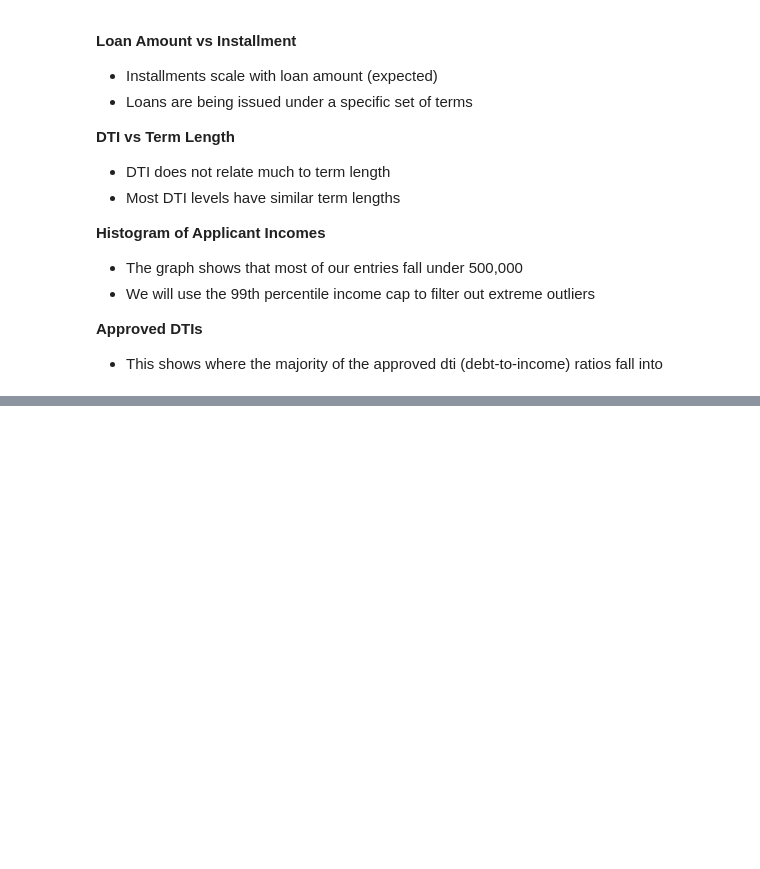
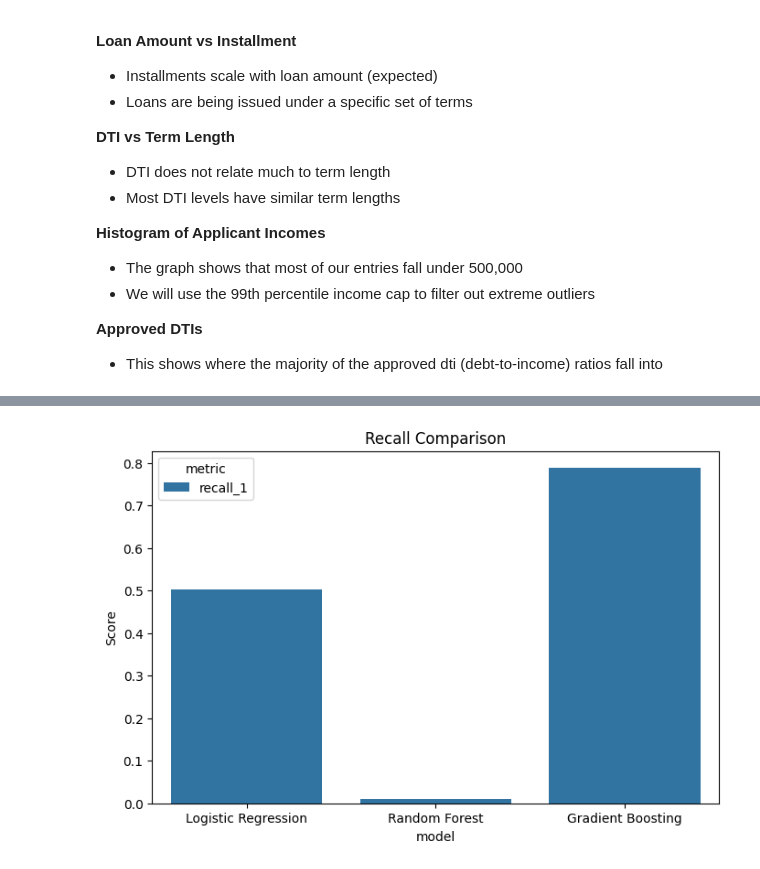
Before and after one commit to novoni01/credit-risk-assessment, a Jupyter notebook: notebooks/data_visualization.ipynb, the cells around one changed output, grey strips where cells are left out. Cells and saved outputs as stored; diff of their text form; code cells hidden in the pictures; blank space fills up the shorter version.

```diff
--- a/notebooks/data_visualization.ipynb
+++ b/notebooks/data_visualization.ipynb
@@ -161,0 +192,10 @@ plt.show()
+# %%
+melted2 = versus.melt(id_vars="model", value_vars=["recall_1"], var_name="metric", value_name="score")
+
+plt.figure(figsize=(8,5))
+sns.barplot(data=melted2, x="model", y="score", hue="metric")
+plt.title("Recall Comparison")
+plt.ylabel("Score")
+plt.show()
+# %% [output]
+[figure, added]
```
Also changed, not shown: parts of 6 cells of this notebook.
